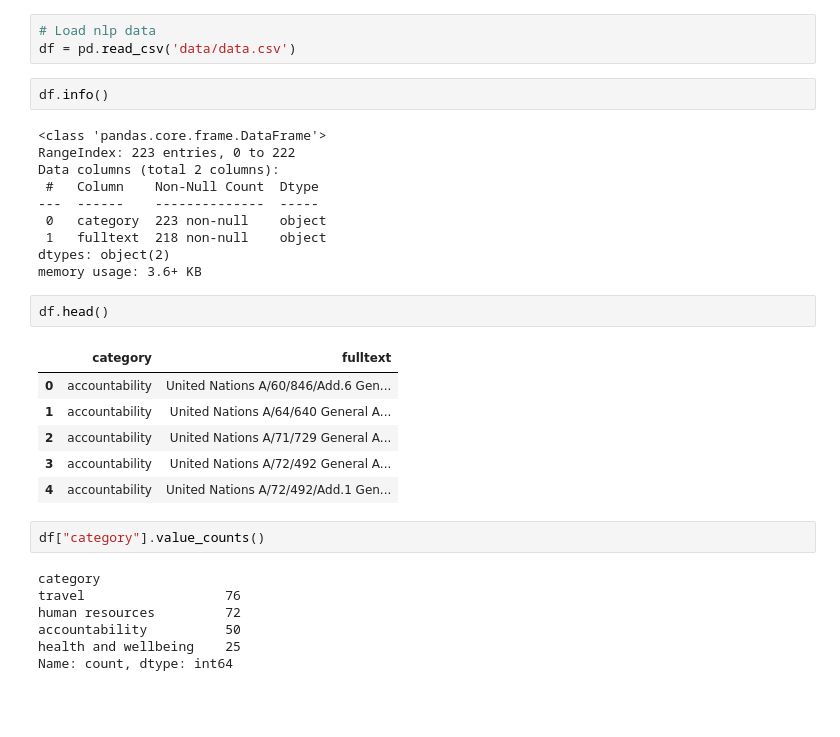
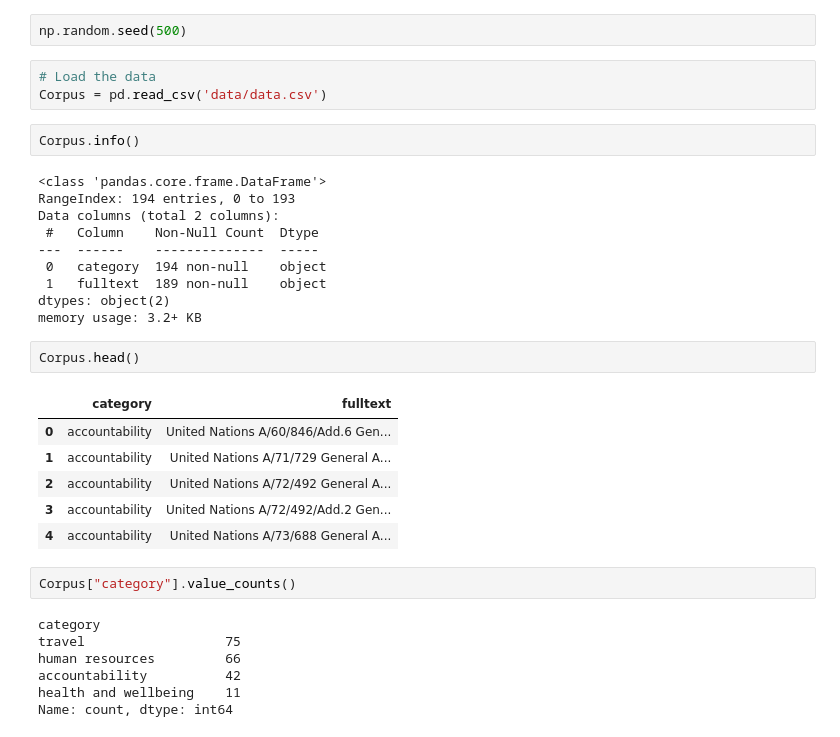
Before and after one commit to cdungca/document-classifier, a Jupyter notebook: main.ipynb, the cells around one changed output. Saved outputs shown, nothing was run; the diff lists cells and outputs as text; blank space fills up the shorter version.

```diff
--- a/main.ipynb
+++ b/main.ipynb
@@ -33,34 +46,36 @@ True
+# %%
+np.random.seed(500)
 # %%
-# Load nlp data
-df = pd.read_csv('data/data.csv')
+# Load the data
+Corpus = pd.read_csv('data/data.csv')
 # %%
-df.info()
+Corpus.info()
 # %% [output]
 <class 'pandas.core.frame.DataFrame'>
-RangeIndex: 223 entries, 0 to 222
+RangeIndex: 194 entries, 0 to 193
 Data columns (total 2 columns):
  #   Column    Non-Null Count  Dtype
 ---  ------    --------------  -----
- 0   category  223 non-null    object
- 1   fulltext  218 non-null    object
+ 0   category  194 non-null    object
+ 1   fulltext  189 non-null    object
 dtypes: object(2)
-memory usage: 3.6+ KB
+memory usage: 3.2+ KB
 # %%
-df.head()
+Corpus.head()
 # %% [output]
 |  | category | fulltext |
 | 0 | accountability | United Nations A/60/846/Add.6 Gen... |
-| 1 | accountability | United Nations A/64/640 General A... |
-| 2 | accountability | United Nations A/71/729 General A... |
-| 3 | accountability | United Nations A/72/492 General A... |
-| 4 | accountability | United Nations A/72/492/Add.1 Gen... |
+| 1 | accountability | United Nations A/71/729 General A... |
+| 2 | accountability | United Nations A/72/492 General A... |
+| 3 | accountability | United Nations A/72/492/Add.2 Gen... |
+| 4 | accountability | United Nations A/73/688 General A... |
 # %%
-df["category"].value_counts()
+Corpus["category"].value_counts()
 # %% [output]
 category
-travel                  76
-human resources         72
-accountability          50
-health and wellbeing    25
+travel                  75
+human resources         66
+accountability          42
+health and wellbeing    11
 Name: count, dtype: int64
 # %%
```
Also changed, not shown: parts of 47 cells of this notebook, 1 other file.
